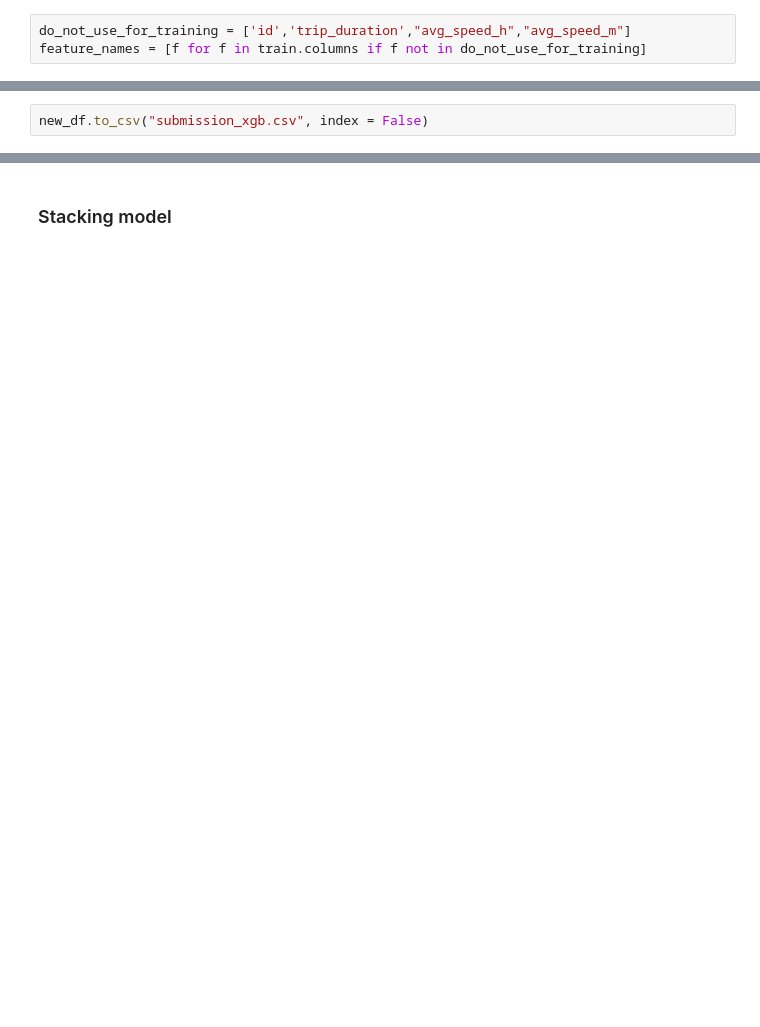
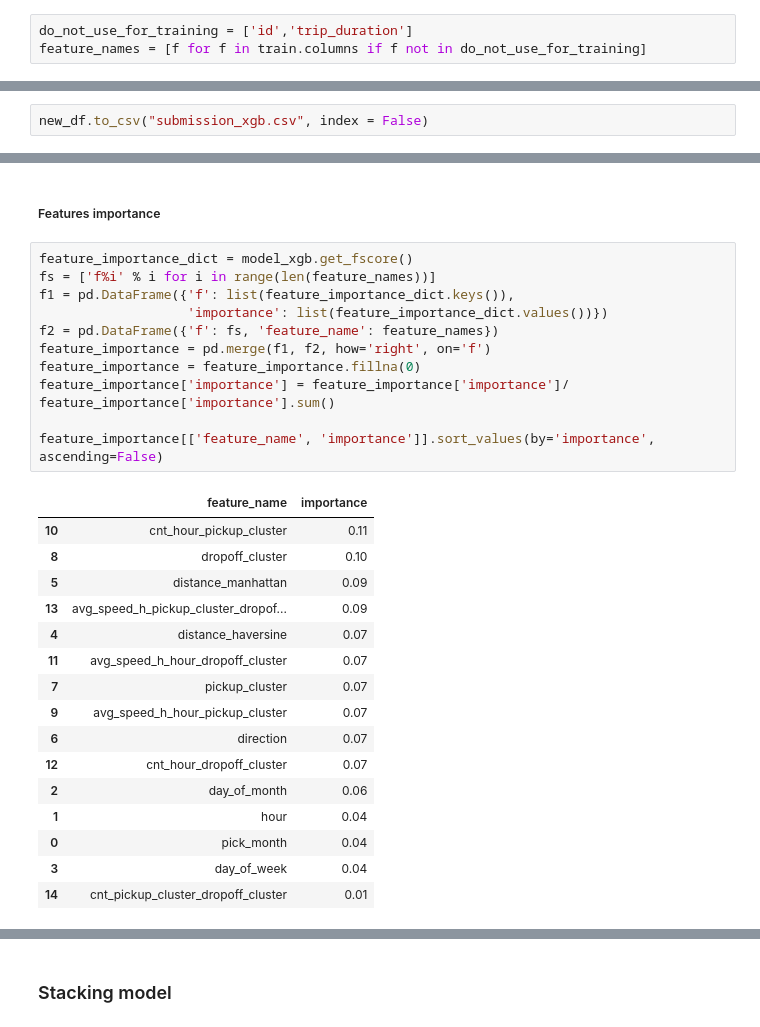
Before and after one commit to AnhDao1411/CSC14115, a Jupyter notebook: project.ipynb, the cells around one changed output, grey strips where cells are left out. Drawn from its saved outputs; the diff is of its cells as text; blank space fills up the shorter version.

Commit message:
Add DS Week09

```diff
--- a/project.ipynb
+++ b/project.ipynb
@@ -455,7 +628,7 @@ Version 1: Nhóm dựa theo các đặc trưng mà solution đưa ra và đã đ
 train = pd.read_csv('features_train.csv')
 test = pd.read_csv('features_test.csv')
 # %%
-do_not_use_for_training = ['id','trip_duration',"avg_speed_h","avg_speed_m"]
+do_not_use_for_training = ['id','trip_duration']
 feature_names = [f for f in train.columns if f not in do_not_use_for_training]
 # %%
 print(len(feature_names))
@@ -577,0 +1003,30 @@ new_df.to_csv("submission_xgb.csv", index = False)
+# %% [markdown]
+##### Features importance
+# %%
+feature_importance_dict = model_xgb.get_fscore()
+fs = ['f%i' % i for i in range(len(feature_names))]
+f1 = pd.DataFrame({'f': list(feature_importance_dict.keys()),
+                   'importance': list(feature_importance_dict.values())})
+f2 = pd.DataFrame({'f': fs, 'feature_name': feature_names})
+feature_importance = pd.merge(f1, f2, how='right', on='f')
+feature_importance = feature_importance.fillna(0)
+feature_importance['importance'] = feature_importance['importance']/ feature_importance['importance'].sum()
+
+feature_importance[['feature_name', 'importance']].sort_values(by='importance', ascending=False)
+# %% [output]
+|  | feature_name | importance |
+| 10 | cnt_hour_pickup_cluster | 0.11 |
+| 8 | dropoff_cluster | 0.10 |
+| 5 | distance_manhattan | 0.09 |
+| 13 | avg_speed_h_pickup_cluster_dropof... | 0.09 |
+| 4 | distance_haversine | 0.07 |
+| 11 | avg_speed_h_hour_dropoff_cluster | 0.07 |
+| 7 | pickup_cluster | 0.07 |
+| 9 | avg_speed_h_hour_pickup_cluster | 0.07 |
+| 6 | direction | 0.07 |
+| 12 | cnt_hour_dropoff_cluster | 0.07 |
+| 2 | day_of_month | 0.06 |
+| 1 | hour | 0.04 |
+| 0 | pick_month | 0.04 |
+| 3 | day_of_week | 0.04 |
+| 14 | cnt_pickup_cluster_dropoff_cluster | 0.01 |
```
Also changed, not shown: parts of 92 cells of this notebook.
